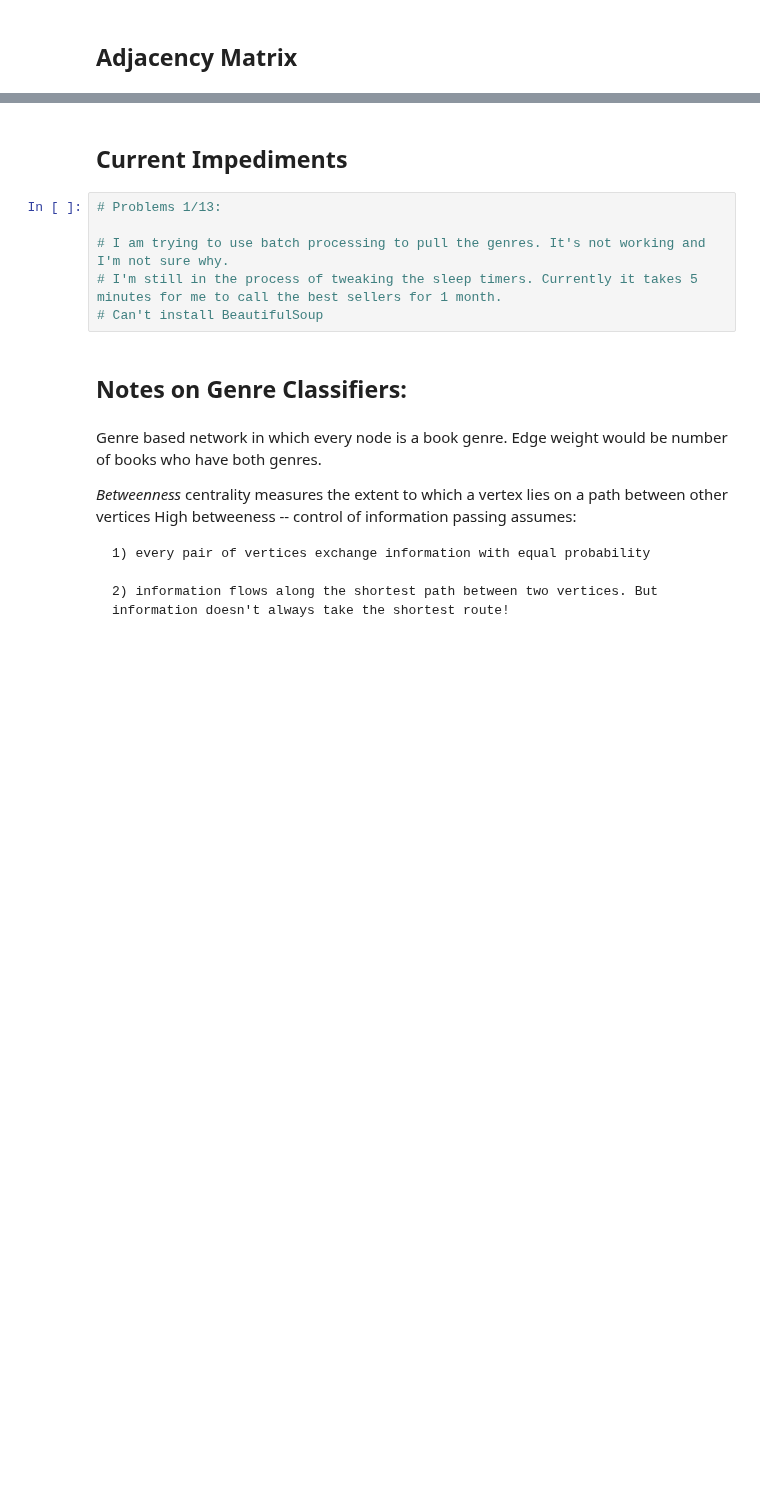
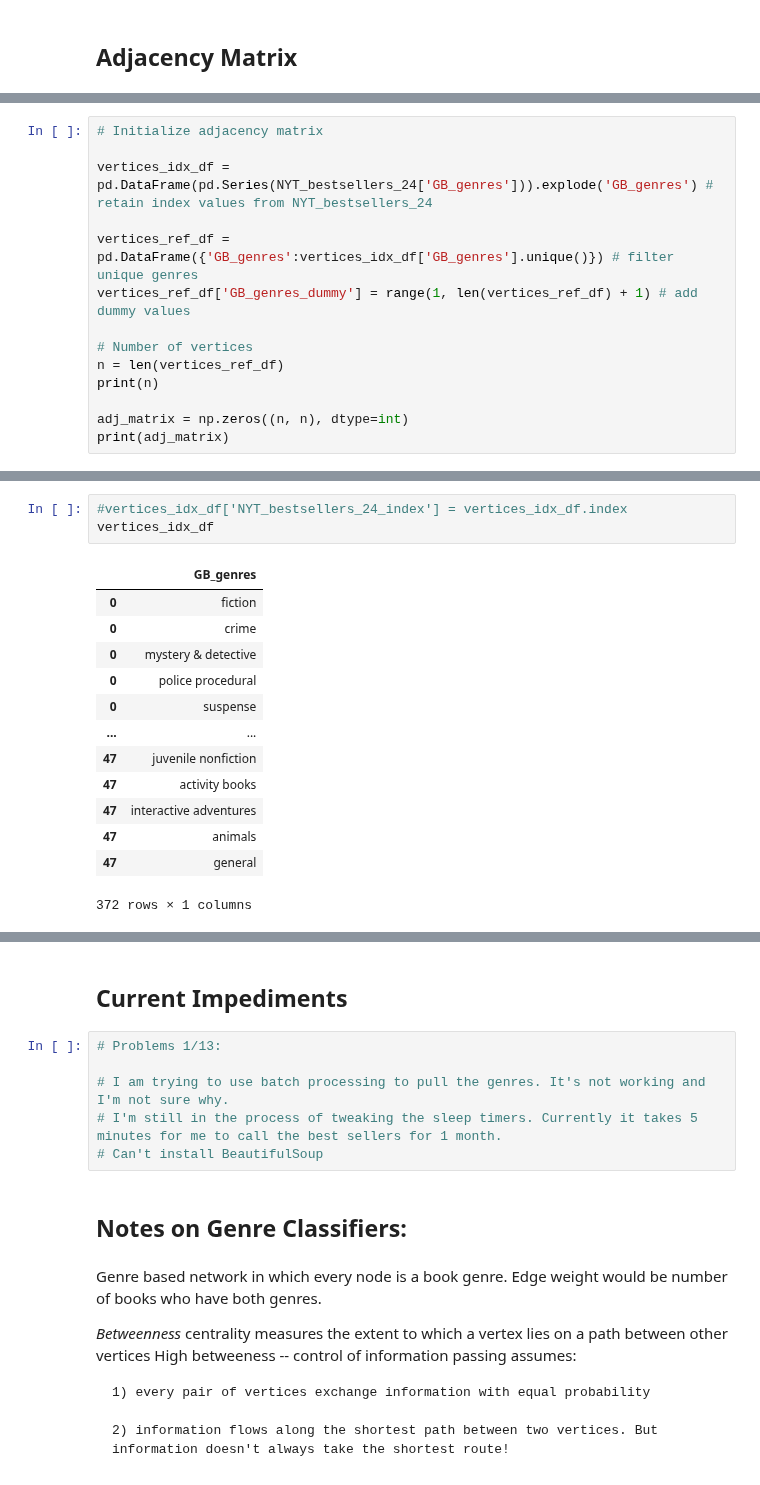
Before and after one commit to rsa-captech/rachel-recommender, a Jupyter notebook: notebook.ipynb, the cells around one changed output, grey strips where cells are left out. Saved outputs shown, nothing was run; the diff lists cells and outputs as text; blank space fills up the shorter version.

Commit message:
adjacency matrix - WIP

```diff
--- a/notebook.ipynb
+++ b/notebook.ipynb
@@ -767,0 +620,14 @@ NYT_bestsellers_24.head()
+# %%
+# Initialize adjacency matrix
+
+vertices_idx_df = pd.DataFrame(pd.Series(NYT_bestsellers_24['GB_genres'])).explode('GB_genres') # retain index values from NYT_bestsellers_24
+
+vertices_ref_df = pd.DataFrame({'GB_genres':vertices_idx_df['GB_genres'].unique()}) # filter unique genres
+vertices_ref_df['GB_genres_dummy'] = range(1, len(vertices_ref_df) + 1) # add dummy values
+
+# Number of vertices
+n = len(vertices_ref_df)
+print(n)
+
+adj_matrix = np.zeros((n, n), dtype=int)
+print(adj_matrix)
@@ -767,0 +643,17 @@ NYT_bestsellers_24.head()
+# %%
+#vertices_idx_df['NYT_bestsellers_24_index'] = vertices_idx_df.index
+vertices_idx_df
+# %% [output]
+|  | GB_genres |
+| 0 | fiction |
+| 0 | crime |
+| 0 | mystery & detective |
+| 0 | police procedural |
+| 0 | suspense |
+| ... | ... |
+| 47 | juvenile nonfiction |
+| 47 | activity books |
+| 47 | interactive adventures |
+| 47 | animals |
+| 47 | general |
+372 rows × 1 columns
```
Also changed, not shown: parts of 31 cells of this notebook.
